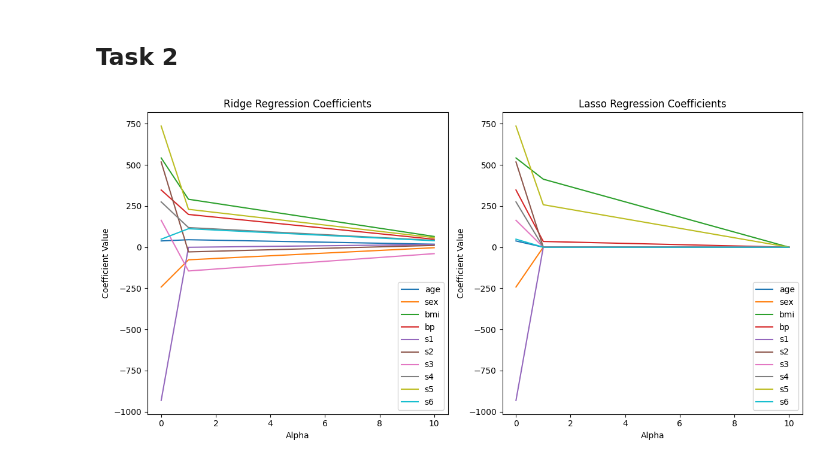
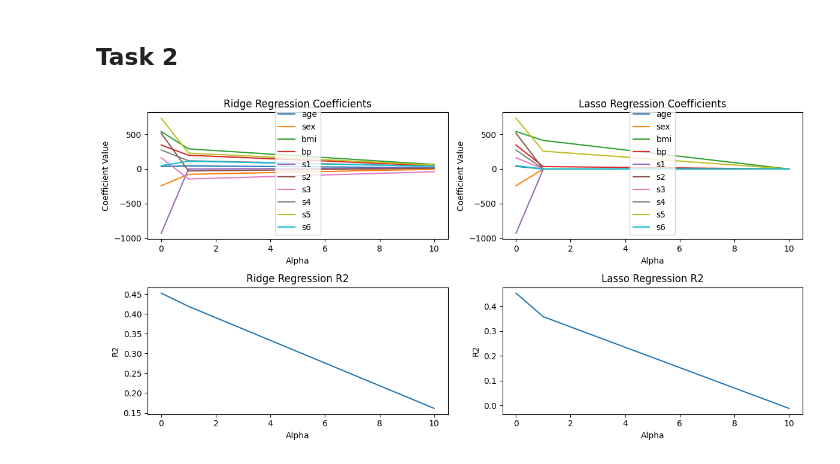
Before and after one commit to Buggermenot/Labs23, a Jupyter notebook: AI_Assignment9.ipynb, the cells around one changed output. Drawn from its saved outputs; the diff is of its cells as text; code cells hidden in the pictures.

```diff
--- a/AI_Assignment9.ipynb
+++ b/AI_Assignment9.ipynb
@@ -91,37 +91,56 @@ alpha_values = [0, 1, 10]
 # alpha_values = list(range(11))
 
 ridge_coefficients = []
+ridge_r2 = []
 lasso_coefficients = []
+lasso_r2 = []
 
 for alpha in alpha_values:
     # Ridge Regression
     ridge_reg = Ridge(alpha=alpha)
     ridge_reg.fit(X_train, y_train)
     ridge_coefficients.append(ridge_reg.coef_)
+    y_pred_ridge = ridge_reg.predict(X_test)
+    ridge_r2.append(r2_score(y_test, y_pred_ridge))
+
 
     # Lasso Regression
     lasso_reg = Lasso(alpha=alpha)
     lasso_reg.fit(X_train, y_train)
     lasso_coefficients.append(lasso_reg.coef_)
+    y_pred_lasso = lasso_reg.predict(X_test)
+    lasso_r2.append(r2_score(y_test, y_pred_lasso))
 # %%
 import matplotlib.pyplot as plt
 
 plt.figure(figsize=(12, 6))
-plt.subplot(1, 2, 1)
+plt.subplot(2, 2, 1)
 plt.plot(alpha_values, ridge_coefficients)
 plt.title("Ridge Regression Coefficients")
 plt.xlabel("Alpha")
 plt.ylabel("Coefficient Value")
 plt.legend(diabetes.feature_names)
 
-plt.subplot(1, 2, 2)
+plt.subplot(2, 2, 2)
 plt.plot(alpha_values, lasso_coefficients)
 plt.title("Lasso Regression Coefficients")
 plt.xlabel("Alpha")
 plt.ylabel("Coefficient Value")
 plt.legend(diabetes.feature_names)
 
+plt.subplot(2, 2, 3)
+plt.plot(alpha_values, ridge_r2)
+plt.title("Ridge Regression R2")
+plt.xlabel("Alpha")
+plt.ylabel("R2")
+
+plt.subplot(2, 2, 4)
+plt.plot(alpha_values, lasso_r2)
+plt.title("Lasso Regression R2")
+plt.xlabel("Alpha")
+plt.ylabel("R2")
+
 plt.tight_layout()
 plt.show()
 # %% [output]
-[figure, old version]
+[figure, new version]
```
